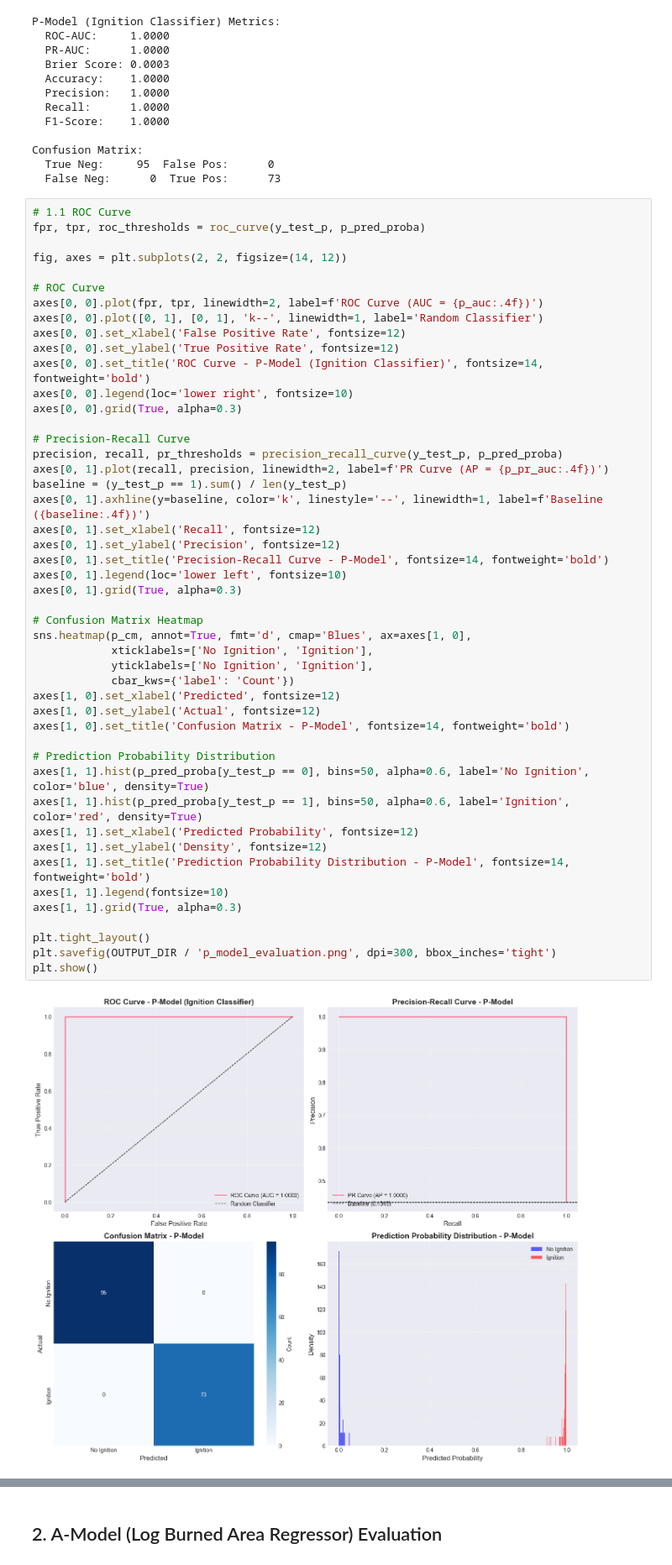
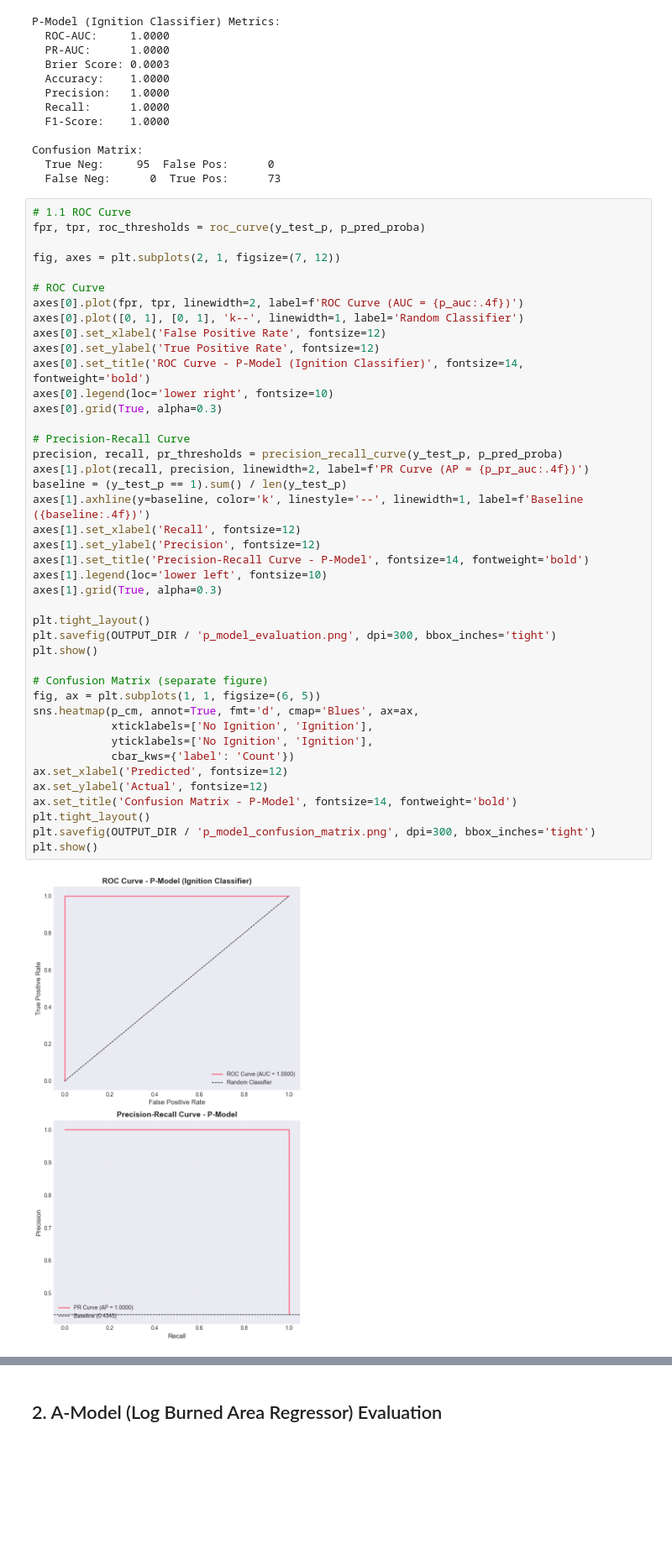
Before and after one commit to djmurong/ml-wildfire-risk-predictor, a Jupyter notebook: notebooks/visualize_evaluation_metrics.ipynb, the cells around one changed output, grey strips where cells are left out. Shown: that part at 84% size. Saved outputs shown, nothing was run; the diff lists cells and outputs as text; blank space fills up the shorter version.

Commit message:
Revised visualizations, evaluation metrics for hazard score, and added demo script

```diff
--- a/notebooks/visualize_evaluation_metrics.ipynb
+++ b/notebooks/visualize_evaluation_metrics.ipynb
@@ -144,49 +144,44 @@ Confusion Matrix:
 # %%
 # 1.1 ROC Curve
 fpr, tpr, roc_thresholds = roc_curve(y_test_p, p_pred_proba)
 
-fig, axes = plt.subplots(2, 2, figsize=(14, 12))
+fig, axes = plt.subplots(2, 1, figsize=(7, 12))
 
 # ROC Curve
-axes[0, 0].plot(fpr, tpr, linewidth=2, label=f'ROC Curve (AUC = {p_auc:.4f})')
-axes[0, 0].plot([0, 1], [0, 1], 'k--', linewidth=1, label='Random Classifier')
-axes[0, 0].set_xlabel('False Positive Rate', fontsize=12)
-axes[0, 0].set_ylabel('True Positive Rate', fontsize=12)
-axes[0, 0].set_title('ROC Curve - P-Model (Ignition Classifier)', fontsize=14, fontweight='bold')
-axes[0, 0].legend(loc='lower right', fontsize=10)
-axes[0, 0].grid(True, alpha=0.3)
+axes[0].plot(fpr, tpr, linewidth=2, label=f'ROC Curve (AUC = {p_auc:.4f})')
+axes[0].plot([0, 1], [0, 1], 'k--', linewidth=1, label='Random Classifier')
+axes[0].set_xlabel('False Positive Rate', fontsize=12)
+axes[0].set_ylabel('True Positive Rate', fontsize=12)
+axes[0].set_title('ROC Curve - P-Model (Ignition Classifier)', fontsize=14, fontweight='bold')
+axes[0].legend(loc='lower right', fontsize=10)
+axes[0].grid(True, alpha=0.3)
 
 # Precision-Recall Curve
 precision, recall, pr_thresholds = precision_recall_curve(y_test_p, p_pred_proba)
-axes[0, 1].plot(recall, precision, linewidth=2, label=f'PR Curve (AP = {p_pr_auc:.4f})')
+axes[1].plot(recall, precision, linewidth=2, label=f'PR Curve (AP = {p_pr_auc:.4f})')
 baseline = (y_test_p == 1).sum() / len(y_test_p)
-axes[0, 1].axhline(y=baseline, color='k', linestyle='--', linewidth=1, label=f'Baseline ({baseline:.4f})')
-axes[0, 1].set_xlabel('Recall', fontsize=12)
-axes[0, 1].set_ylabel('Precision', fontsize=12)
-axes[0, 1].set_title('Precision-Recall Curve - P-Model', fontsize=14, fontweight='bold')
-axes[0, 1].legend(loc='lower left', fontsize=10)
-axes[0, 1].grid(True, alpha=0.3)
-
-# Confusion Matrix Heatmap
-sns.heatmap(p_cm, annot=True, fmt='d', cmap='Blues', ax=axes[1, 0],
-            xticklabels=['No Ignition', 'Ignition'],
-            yticklabels=['No Ignition', 'Ignition'],
-            cbar_kws={'label': 'Count'})
-axes[1, 0].set_xlabel('Predicted', fontsize=12)
-axes[1, 0].set_ylabel('Actual', fontsize=12)
-axes[1, 0].set_title('Confusion Matrix - P-Model', fontsize=14, fontweight='bold')
-
-# Prediction Probability Distribution
-axes[1, 1].hist(p_pred_proba[y_test_p == 0], bins=50, alpha=0.6, label='No Ignition', color='blue', density=True)
-axes[1, 1].hist(p_pred_proba[y_test_p == 1], bins=50, alpha=0.6, label='Ignition', color='red', density=True)
-axes[1, 1].set_xlabel('Predicted Probability', fontsize=12)
-axes[1, 1].set_ylabel('Density', fontsize=12)
-axes[1, 1].set_title('Prediction Probability Distribution - P-Model', fontsize=14, fontweight='bold')
-axes[1, 1].legend(fontsize=10)
-axes[1, 1].grid(True, alpha=0.3)
+axes[1].axhline(y=baseline, color='k', linestyle='--', linewidth=1, label=f'Baseline ({baseline:.4f})')
+axes[1].set_xlabel('Recall', fontsize=12)
+axes[1].set_ylabel('Precision', fontsize=12)
+axes[1].set_title('Precision-Recall Curve - P-Model', fontsize=14, fontweight='bold')
+axes[1].legend(loc='lower left', fontsize=10)
+axes[1].grid(True, alpha=0.3)
 
 plt.tight_layout()
 plt.savefig(OUTPUT_DIR / 'p_model_evaluation.png', dpi=300, bbox_inches='tight')
 plt.show()
+
+# Confusion Matrix (separate figure)
+fig, ax = plt.subplots(1, 1, figsize=(6, 5))
+sns.heatmap(p_cm, annot=True, fmt='d', cmap='Blues', ax=ax,
+            xticklabels=['No Ignition', 'Ignition'],
+            yticklabels=['No Ignition', 'Ignition'],
+            cbar_kws={'label': 'Count'})
+ax.set_xlabel('Predicted', fontsize=12)
+ax.set_ylabel('Actual', fontsize=12)
+ax.set_title('Confusion Matrix - P-Model', fontsize=14, fontweight='bold')
+plt.tight_layout()
+plt.savefig(OUTPUT_DIR / 'p_model_confusion_matrix.png', dpi=300, bbox_inches='tight')
+plt.show()
 # %% [output]
-[figure, old version]
+[figure, new version]
```
Also changed, not shown: parts of 7 cells of this notebook, 8 other files.
